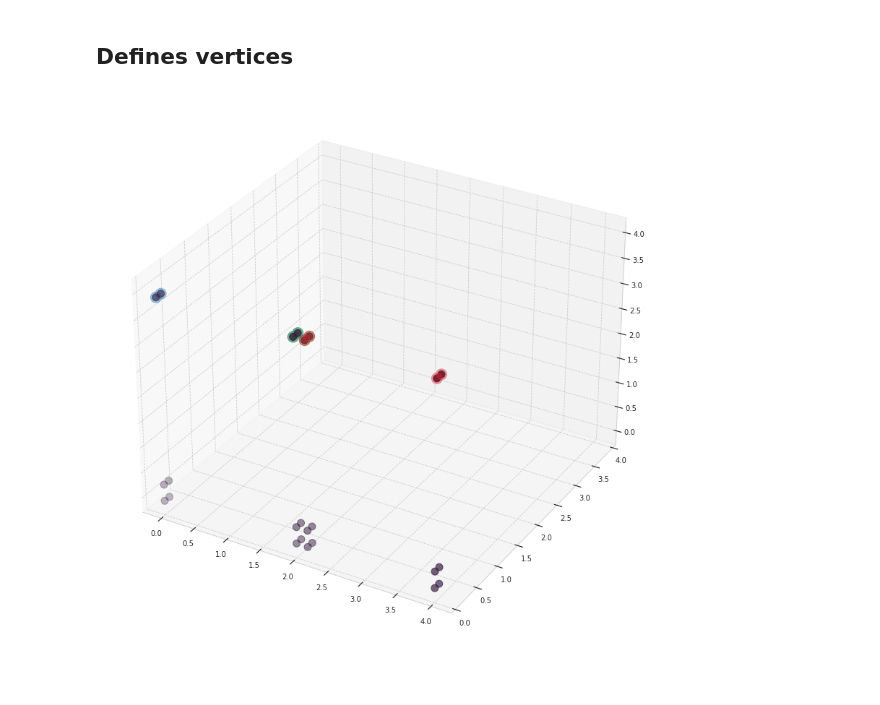
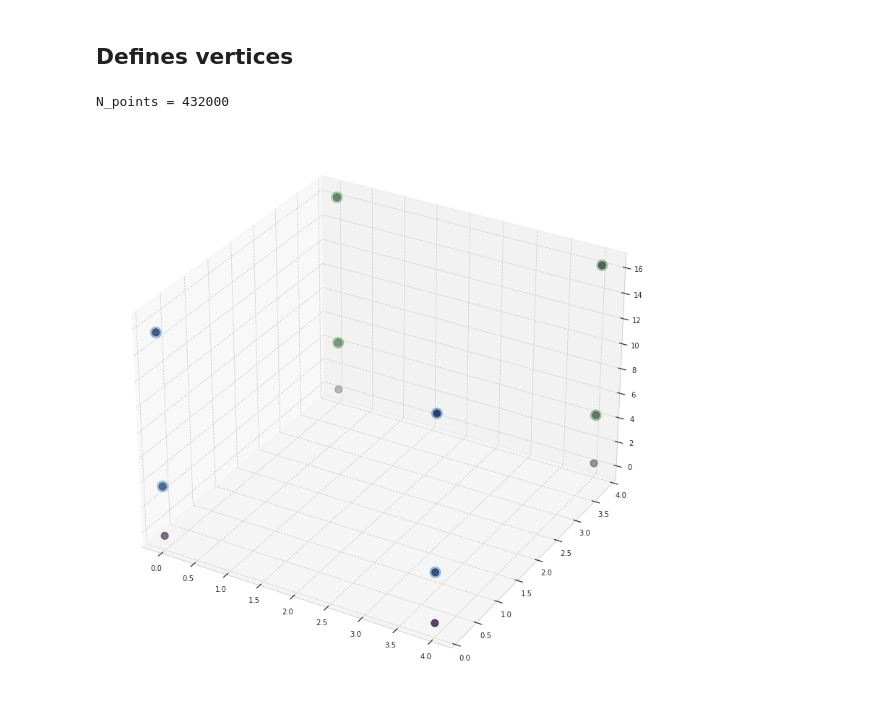
Before and after one commit to masterdesky/ELTE-comp-mod-lab-2020, a Jupyter notebook: OpenFOAM/design_mesh.ipynb, the cells around one changed output. Drawn from its saved outputs; the diff is of its cells as text; code cells hidden in the pictures.

```diff
--- a/OpenFOAM/design_mesh.ipynb
+++ b/OpenFOAM/design_mesh.ipynb
@@ -135,22 +87,64 @@ atmosphere = np.array([
+# %%
+vertices = np.array([
+    # Bottom plane
+    (0,0,0),  # 0
+    (4,0,0),  # 1
+    (4,0,4),  # 2
+    (0,0,4),  # 3
+    # Middle plane
+    (0,4,0),  # 4 over 0
+    (4,4,0),  # 5 over 1
+    (4,4,4),  # 6 over 2
+    (0,4,4),  # 7 over 3
+    # Upper plane
+    (0,16,0), # 8 over 4
+    (4,16,0), # 9 over 5
+    (4,16,4), # 10 over 6
+    (0,16,4), # 11 over 7
+])
+# %%
+sideWalls = np.array([
+    (0,1,5,4),
+    (1,2,6,5),
+    (2,3,7,6),
+    (3,0,4,7),
+])
+lowerWall = np.array([
+    (0,1,2,3),
+])
+atmosphere = np.array([
+    (4,5,9,8),
+    (7,6,10,11),
+])
 # %%
 x = vertices[:,0]
 y = vertices[:,1]
 z = vertices[:,2]
+# %%
+blocks = np.array([
+    (60,60,60),
+    (60,60,60),
+])
+N_points = np.sum(np.prod(blocks, axis=1))
+print('N_points = {0}'.format(N_points))
+# %% [output]
+N_points = 432000
 # %%
 fig, axes = plt.subplots(figsize=(14,14),
                          subplot_kw={'projection' : '3d'})
 
 r = 10
 axes.scatter(x, z, y, s=r**2)
 
-atm_colors = ['tab:blue', 'tab:green', 'tab:red']
+atm_colors = ['tab:blue', 'tab:green']
 for i in range(len(atmosphere)):
     x_atm = vertices[atmosphere[i]][:,0]
     y_atm = vertices[atmosphere[i]][:,1]
     z_atm = vertices[atmosphere[i]][:,2]
-    axes.scatter(x_atm, z_atm, y_atm, c=atm_colors[i], s=(r+5)**2, alpha=0.4)
+    axes.scatter(x_atm, z_atm, y_atm,
+                 c=atm_colors[i], s=(r+5)**2, alpha=0.4)
 axes.set_ylim(0,4)
 
 plt.show()
 # %% [output]
-[figure, old version]
+[figure, new version]
```
Also changed, not shown: parts of 2 cells of this notebook, 2 other files.
